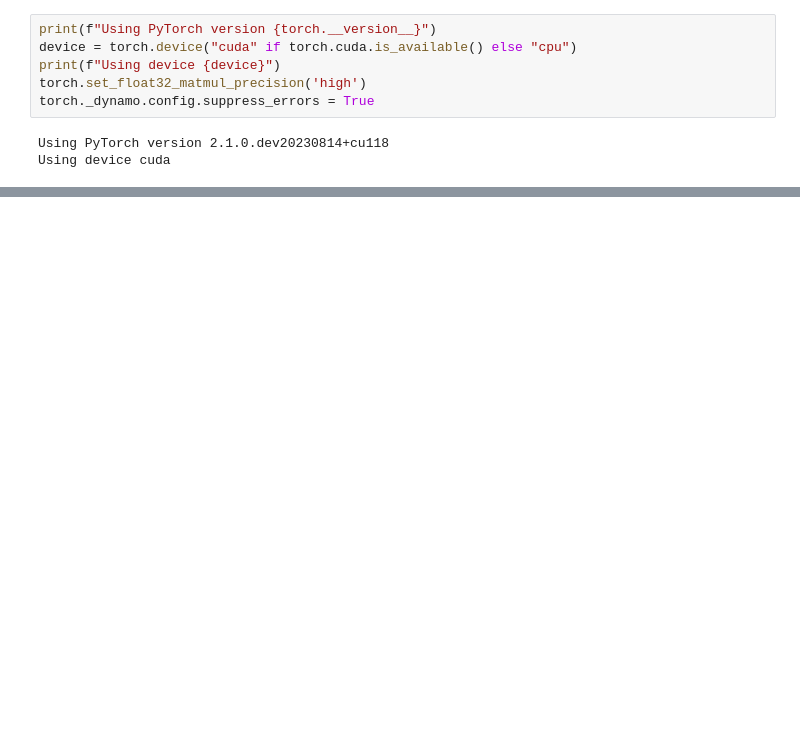
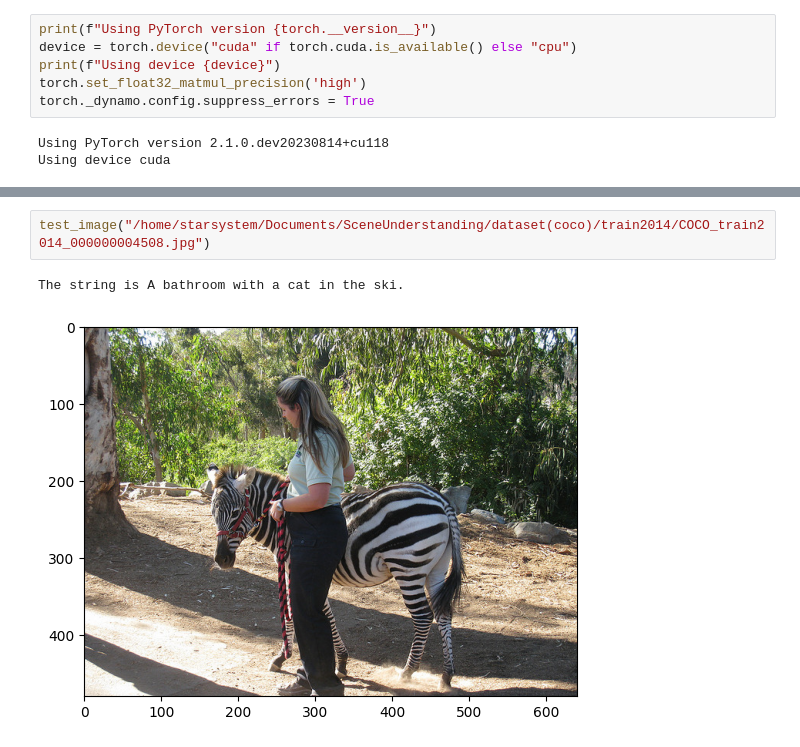
Before and after one commit to RahulVadhyar/SceneUnderstanding, a Jupyter notebook: code/demo.ipynb, the cells around one changed output, grey strips where cells are left out. Drawn from its saved outputs; the diff is of its cells as text; blank space fills up the shorter version.

```diff
--- a/code/demo.ipynb
+++ b/code/demo.ipynb
@@ -85,0 +87,5 @@ plt.show()
+# %%
+test_image("/home/starsystem/Documents/SceneUnderstanding/dataset(coco)/train2014/COCO_train2014_000000004508.jpg")
+# %% [output]
+The string is A bathroom with a cat in the ski.
+[figure, added]
```
Also changed, not shown: parts of 10 cells of this notebook, 6 other files.
